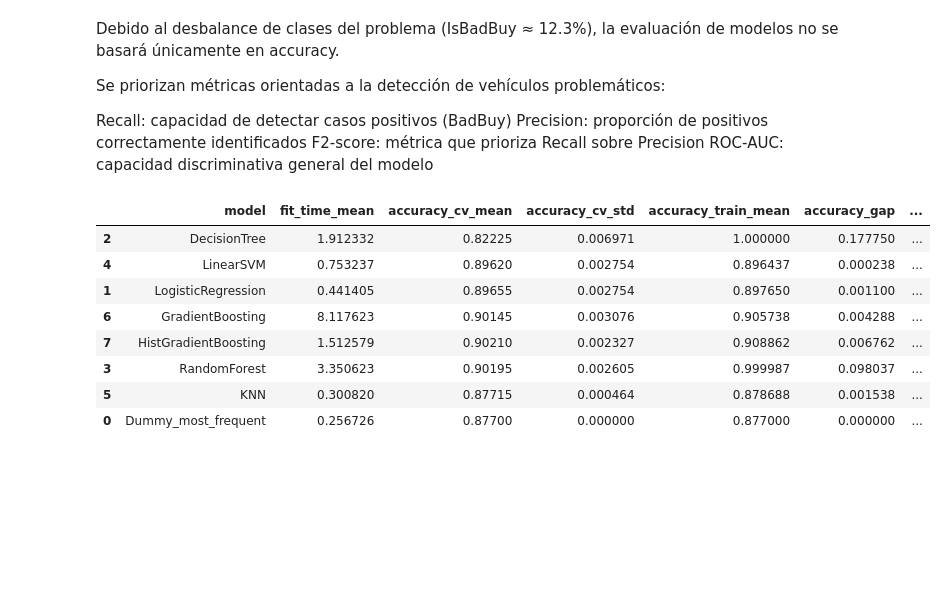
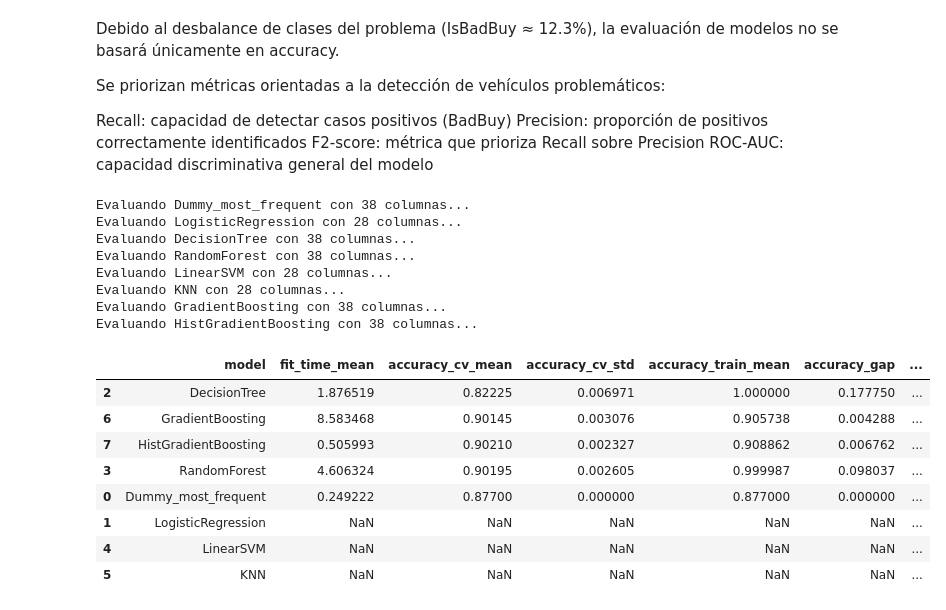
Before and after one commit to pucp-datanalytics/dp261-g1, a Jupyter notebook: notebooks/08_baseline_models.ipynb, the cells around one changed output. Cells and saved outputs as stored; diff of their text form; code cells hidden in the pictures; blank space fills up the shorter version.

```diff
--- a/notebooks/08_baseline_models.ipynb
+++ b/notebooks/08_baseline_models.ipynb
@@ -39,22 +39,3 @@ Recall: capacidad de detectar casos positivos (BadBuy)
 Precision: proporción de positivos correctamente identificados
 F2-score: métrica que prioriza Recall sobre Precision
 ROC-AUC: capacidad discriminativa general del modelo
-# %%
-models = build_baseline_models(X_sample)
-results, fitted = train_and_evaluate_baselines(models, X_sample, y_sample, save_models=True)
-results = results.sort_values(
-    ["recall_cv_mean", "f2_cv_mean", "precision_cv_mean"],
-    ascending=[False, False, False]
-)
-display(results)
-results.to_csv(REPORTS_DIR / 'baseline_cv_results.csv', index=False)
-# %% [output]
-|  | model | fit_time_mean | accuracy_cv_mean | accuracy_cv_std | accuracy_train_mean | accuracy_gap | ... |
-| 2 | DecisionTree | 1.912332 | 0.82225 | 0.006971 | 1.000000 | 0.177750 | ... |
-| 4 | LinearSVM | 0.753237 | 0.89620 | 0.002754 | 0.896437 | 0.000238 | ... |
-| 1 | LogisticRegression | 0.441405 | 0.89655 | 0.002754 | 0.897650 | 0.001100 | ... |
-| 6 | GradientBoosting | 8.117623 | 0.90145 | 0.003076 | 0.905738 | 0.004288 | ... |
-| 7 | HistGradientBoosting | 1.512579 | 0.90210 | 0.002327 | 0.908862 | 0.006762 | ... |
-| 3 | RandomForest | 3.350623 | 0.90195 | 0.002605 | 0.999987 | 0.098037 | ... |
-| 5 | KNN | 0.300820 | 0.87715 | 0.000464 | 0.878688 | 0.001538 | ... |
-| 0 | Dummy_most_frequent | 0.256726 | 0.87700 | 0.000000 | 0.877000 | 0.000000 | ... |
@@ -60,0 +65,25 @@ results.to_csv(REPORTS_DIR / 'baseline_cv_results.csv', index=False)
+# %%
+models = build_baseline_models(X_sample)
+results, fitted = train_and_evaluate_baselines(models, X_sample, y_sample, model_configs, save_models=True)
+
+# Ordenar por la métrica que le importa a tu profesor (Recall y F2)
+results = results.sort_values(["recall_cv_mean", "f2_cv_mean"], ascending=False)
+display(results)
+# %% [output]
+Evaluando Dummy_most_frequent con 38 columnas...
+Evaluando LogisticRegression con 28 columnas...
+Evaluando DecisionTree con 38 columnas...
+Evaluando RandomForest con 38 columnas...
+Evaluando LinearSVM con 28 columnas...
+Evaluando KNN con 28 columnas...
+Evaluando GradientBoosting con 38 columnas...
+Evaluando HistGradientBoosting con 38 columnas...
+|  | model | fit_time_mean | accuracy_cv_mean | accuracy_cv_std | accuracy_train_mean | accuracy_gap | ... |
+| 2 | DecisionTree | 1.876519 | 0.82225 | 0.006971 | 1.000000 | 0.177750 | ... |
+| 6 | GradientBoosting | 8.583468 | 0.90145 | 0.003076 | 0.905738 | 0.004288 | ... |
+| 7 | HistGradientBoosting | 0.505993 | 0.90210 | 0.002327 | 0.908862 | 0.006762 | ... |
+| 3 | RandomForest | 4.606324 | 0.90195 | 0.002605 | 0.999987 | 0.098037 | ... |
+| 0 | Dummy_most_frequent | 0.249222 | 0.87700 | 0.000000 | 0.877000 | 0.000000 | ... |
+| 1 | LogisticRegression | NaN | NaN | NaN | NaN | NaN | ... |
+| 4 | LinearSVM | NaN | NaN | NaN | NaN | NaN | ... |
+| 5 | KNN | NaN | NaN | NaN | NaN | NaN | ... |
```
Also changed, not shown: parts of 6 cells of this notebook, 22 other files.
